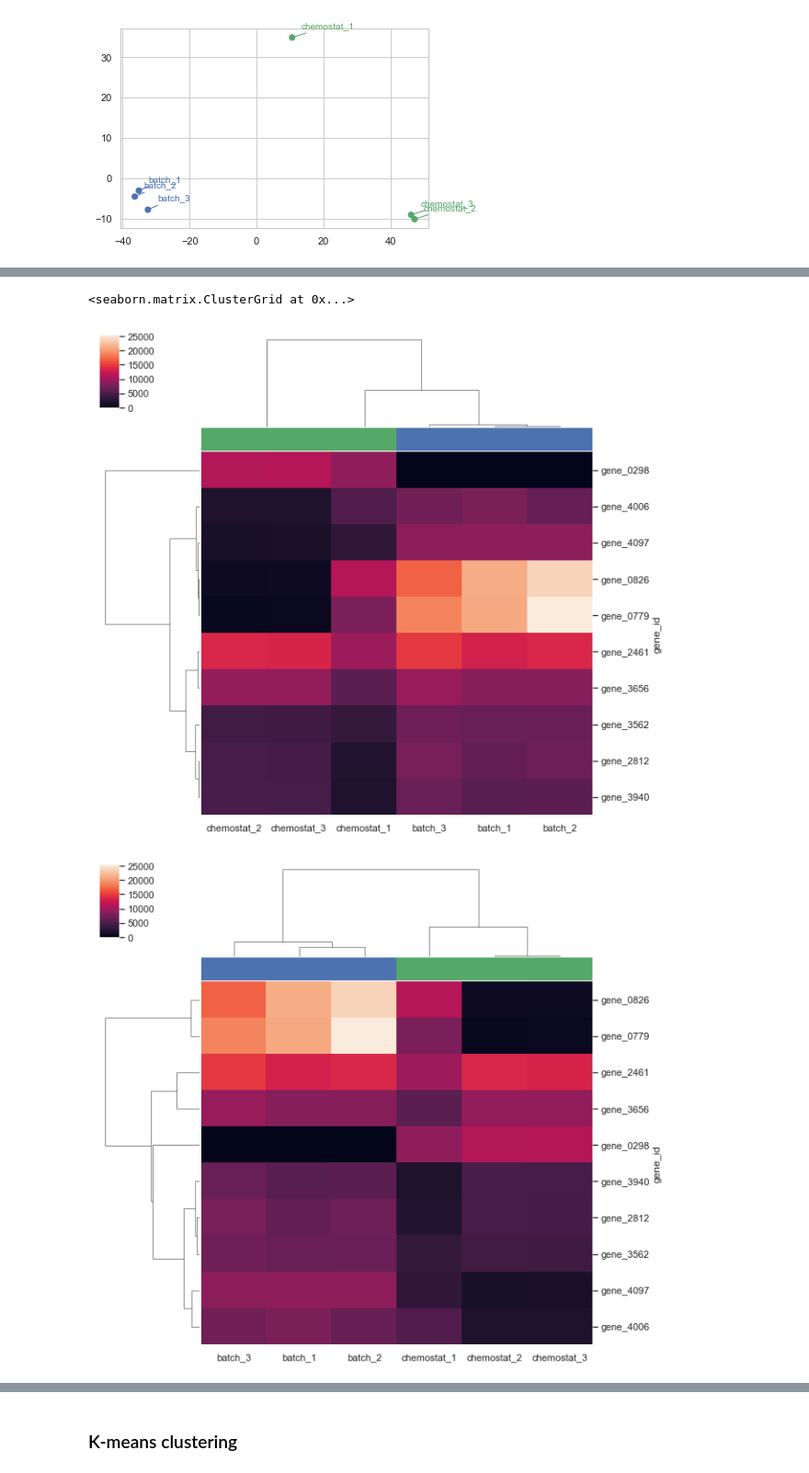
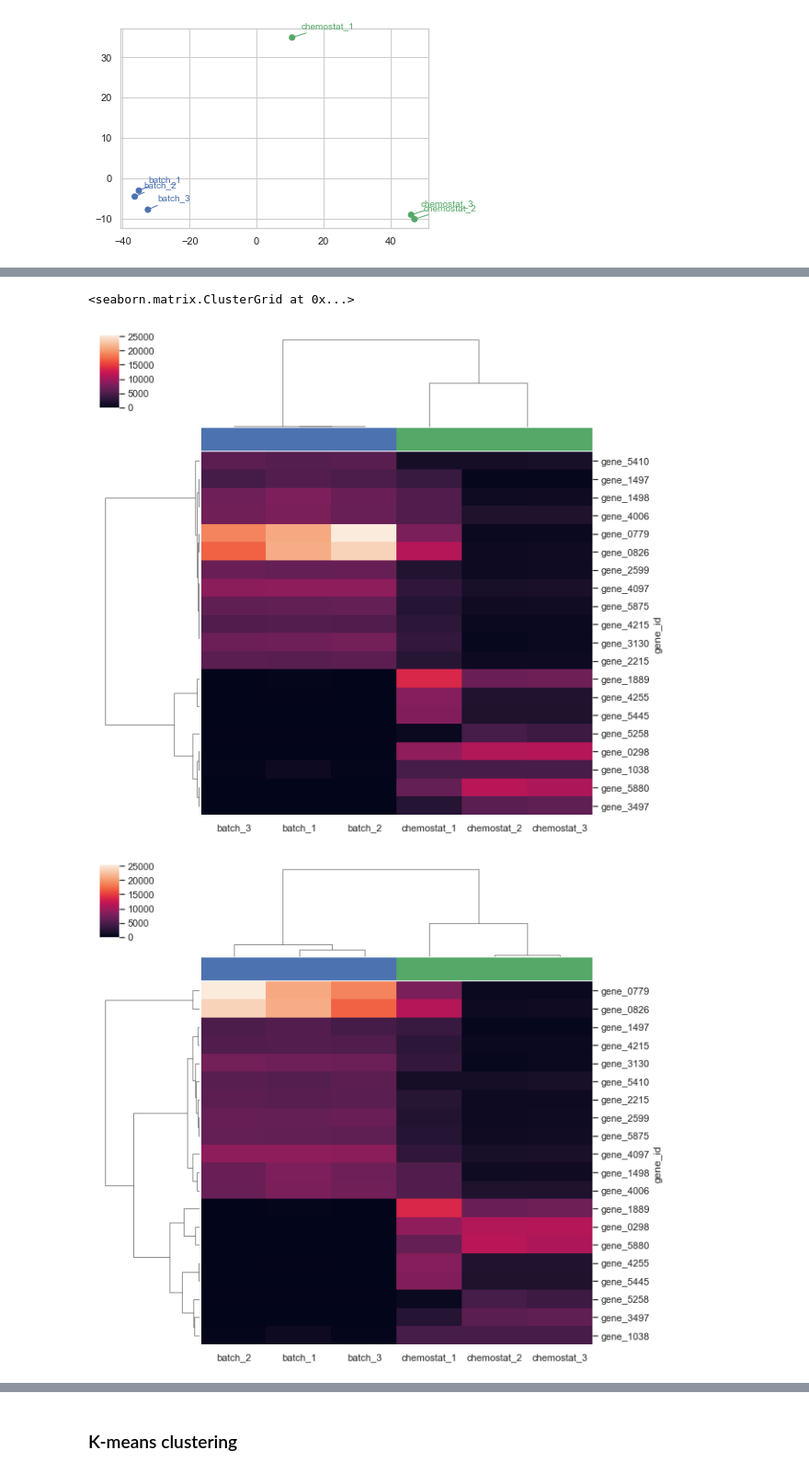
Before and after one commit to genome-sci/python_bioinfo_2018, a Jupyter notebook: 3-1/3-1_DimensionalityReduction_Clustering.ipynb, the cells around one changed output, grey strips where cells are left out. Shown at 92% size. Cells and saved outputs as stored; diff of their text form; code cells hidden in the pictures.

```diff
--- a/3-1/3-1_DimensionalityReduction_Clustering.ipynb
+++ b/3-1/3-1_DimensionalityReduction_Clustering.ipynb
@@ -255,12 +326,12 @@ sns.clustermap(df, method='average', metric='correlation', col_colors=colors)
 # %%
-# 平均TPMがTop-10の遺伝子だけ抜き出し
-top10_df = df.loc[ df.mean(axis=1).sort_values(ascending=False).index[:10]  , :]
+# 平均TPMのサンプル間分散がTop-20の遺伝子だけ抜き出し
+top20_df = df.loc[ df.var(axis=1).sort_values(ascending=False).index[:20]  , :]
 # %%
 # サンプル間の距離計算手法、クラスター間の距離計算手法による違い
-sns.clustermap(top10_df, method='average', metric='correlation', col_colors=colors)
-sns.clustermap(top10_df, method='ward', metric='euclidean', col_colors=colors)
+sns.clustermap(top20_df, method='average', metric='correlation', col_colors=colors)
+sns.clustermap(top20_df, method='ward', metric='euclidean', col_colors=colors)
 # %% [output]
 <seaborn.matrix.ClusterGrid at 0x...>
-[figure, old version]
+[figure, new version]
-[figure, old version]
+[figure, new version]
 # %% [markdown]
```
Also changed, not shown: parts of 48 cells of this notebook, 1 other file.
